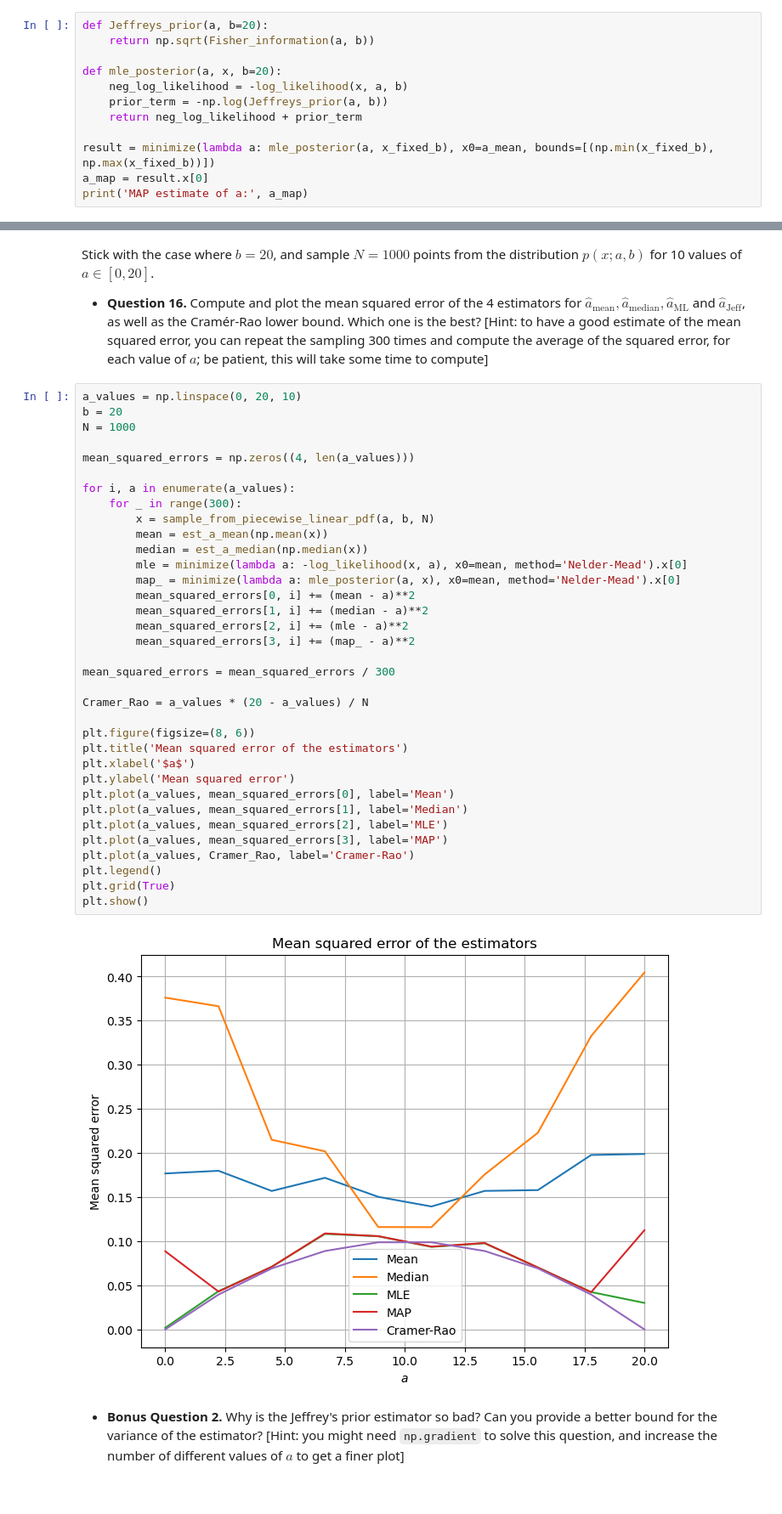
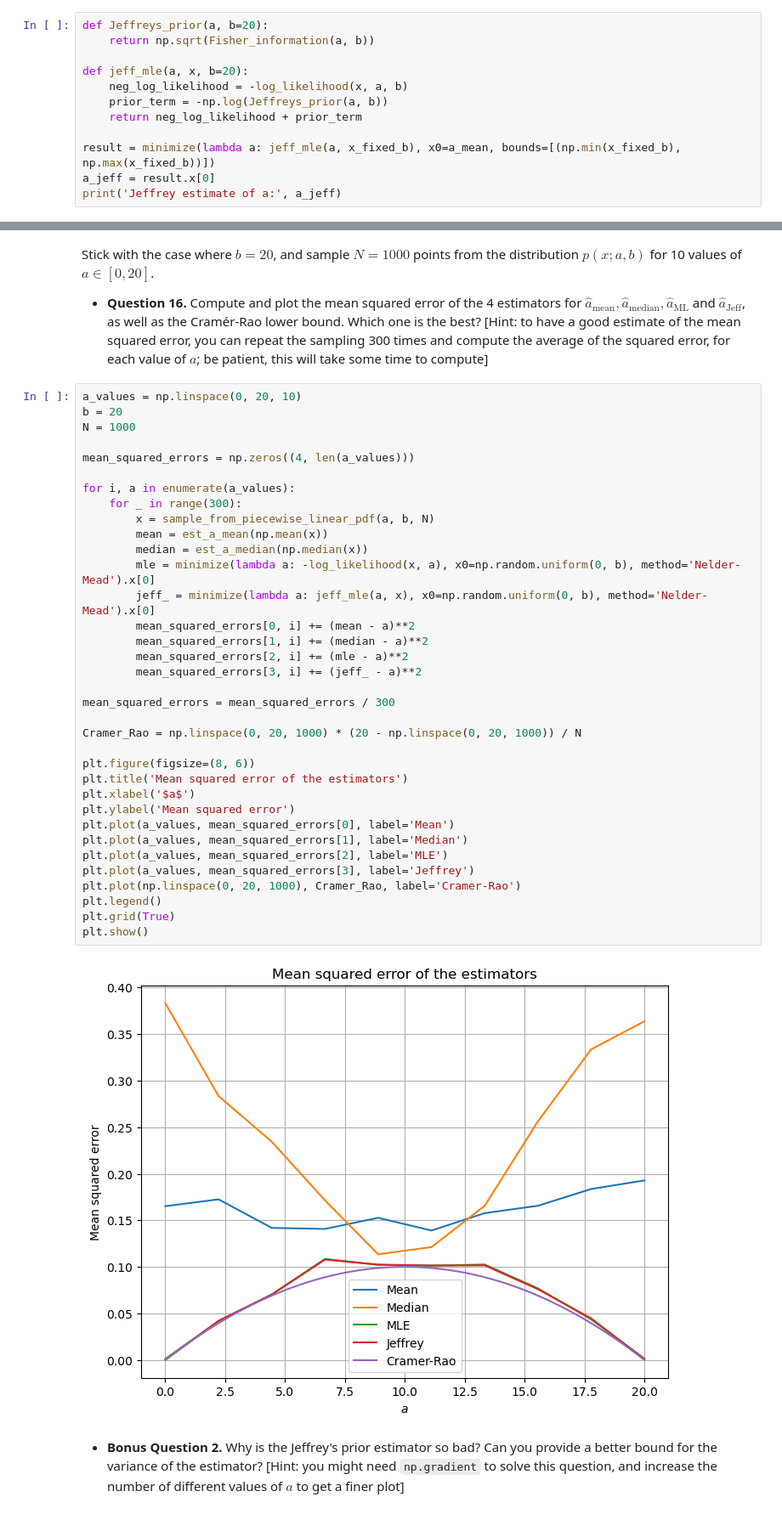
Before and after one commit to natasa-jovanovic/FundamentalLearningEPFL, a Jupyter notebook: Homework1/crack_the_code.ipynb, the cells around one changed output, grey strips where cells are left out. Shown: that part at 85% size. Cells and saved outputs as stored; diff of their text form.

```diff
--- a/Homework1/crack_the_code.ipynb
+++ b/Homework1/crack_the_code.ipynb
@@ -283,12 +317,12 @@ def Fisher_information(a, b=20):
 def Jeffreys_prior(a, b=20):
     return np.sqrt(Fisher_information(a, b))
 
-def mle_posterior(a, x, b=20):
+def jeff_mle(a, x, b=20):
     neg_log_likelihood = -log_likelihood(x, a, b)
     prior_term = -np.log(Jeffreys_prior(a, b))
     return neg_log_likelihood + prior_term
 
-result = minimize(lambda a: mle_posterior(a, x_fixed_b), x0=a_mean, bounds=[(np.min(x_fixed_b), np.max(x_fixed_b))])
-a_map = result.x[0]
-print('MAP estimate of a:', a_map)
+result = minimize(lambda a: jeff_mle(a, x_fixed_b), x0=a_mean, bounds=[(np.min(x_fixed_b), np.max(x_fixed_b))])
+a_jeff = result.x[0]
+print('Jeffrey estimate of a:', a_jeff)
 # %% [output]
@@ -340,40 +374,40 @@ Stick with the case where $b=20$, and sample $N=1000$ points from the distributi
 # %%
 a_values = np.linspace(0, 20, 10)
 b = 20
 N = 1000
 
 mean_squared_errors = np.zeros((4, len(a_values)))
 
 for i, a in enumerate(a_values):
     for _ in range(300):
         x = sample_from_piecewise_linear_pdf(a, b, N)
         mean = est_a_mean(np.mean(x))
         median = est_a_median(np.median(x))
-        mle = minimize(lambda a: -log_likelihood(x, a), x0=mean, method='Nelder-Mead').x[0]
-        map_ = minimize(lambda a: mle_posterior(a, x), x0=mean, method='Nelder-Mead').x[0]
+        mle = minimize(lambda a: -log_likelihood(x, a), x0=np.random.uniform(0, b), method='Nelder-Mead').x[0]
+        jeff_ = minimize(lambda a: jeff_mle(a, x), x0=np.random.uniform(0, b), method='Nelder-Mead').x[0]
         mean_squared_errors[0, i] += (mean - a)**2
         mean_squared_errors[1, i] += (median - a)**2
         mean_squared_errors[2, i] += (mle - a)**2
-        mean_squared_errors[3, i] += (map_ - a)**2
+        mean_squared_errors[3, i] += (jeff_ - a)**2
 
 mean_squared_errors = mean_squared_errors / 300
 
-Cramer_Rao = a_values * (20 - a_values) / N
+Cramer_Rao = np.linspace(0, 20, 1000) * (20 - np.linspace(0, 20, 1000)) / N
 
 plt.figure(figsize=(8, 6))
 plt.title('Mean squared error of the estimators')
 plt.xlabel('$a$')
 plt.ylabel('Mean squared error')
 plt.plot(a_values, mean_squared_errors[0], label='Mean')
 plt.plot(a_values, mean_squared_errors[1], label='Median')
 plt.plot(a_values, mean_squared_errors[2], label='MLE')
-plt.plot(a_values, mean_squared_errors[3], label='MAP')
-plt.plot(a_values, Cramer_Rao, label='Cramer-Rao')
+plt.plot(a_values, mean_squared_errors[3], label='Jeffrey')
+plt.plot(np.linspace(0, 20, 1000), Cramer_Rao, label='Cramer-Rao')
 plt.legend()
 plt.grid(True)
 plt.show()
 # %% [output]
-[figure, old version]
+[figure, new version]
 # %% [markdown]
 - **Bonus Question 2.** Why is the Jeffrey's prior estimator so bad? Can you provide a better bound for the variance of the estimator? [Hint: you might need `np.gradient` to solve this question, and increase the number of different values of $a$ to get a finer plot]
 # %% [markdown]
```
Also changed, not shown: parts of 9 cells of this notebook.
